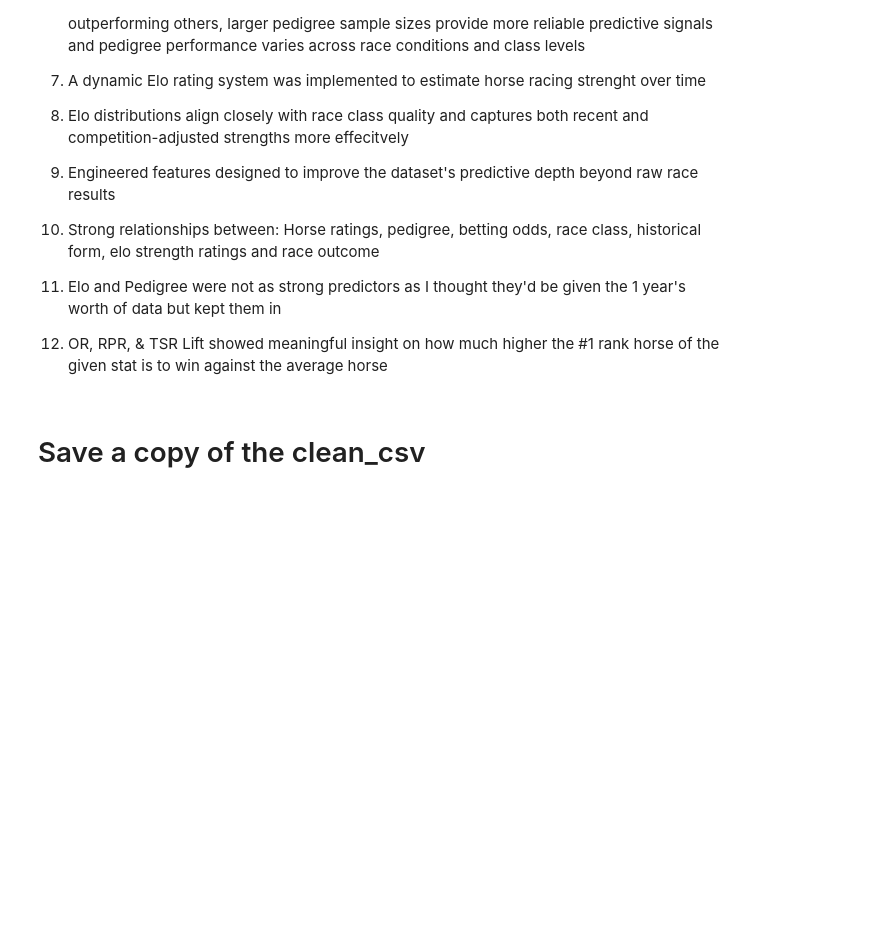
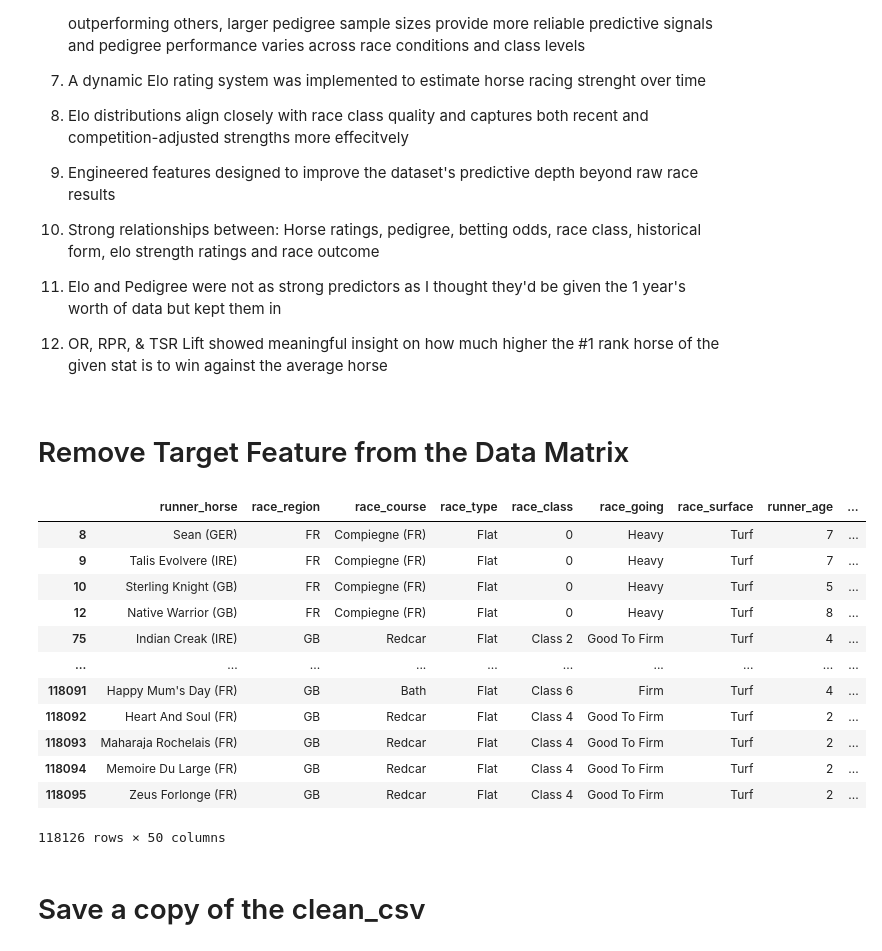
Before and after one commit to knguyen0923/Equi-Metrics, a Jupyter notebook: Equi_Metrics.ipynb, the cells around one changed output. Drawn from its saved outputs; the diff is of its cells as text; code cells hidden in the pictures; blank space fills up the shorter version.

```diff
--- a/Equi_Metrics.ipynb
+++ b/Equi_Metrics.ipynb
@@ -74,7 +74,7 @@ print(response.json())
 I was able to manually download the CSV file from May 26 2025 - May 26 2026 and got over 160k lines
 # %%
 #Load CSV
-df = pd.read_csv("/content/drive/MyDrive/EquiMetrics/racingapidata.csv")
+df = pd.read_csv("/content/drive/MyDrive/EquiMetrics/raw_data/racingapidata.csv")
 # %% [markdown]
 # Check Shape
 # %%
@@ -1013,7 +1031,7 @@ TSR is strongly correlated with winning suggests:
 # %%
 pd.set_option('future.no_silent_downcasting', True)
 
-df = pd.read_csv("/content/drive/MyDrive/EquiMetrics/racingapidata.csv")
+df = pd.read_csv("/content/drive/MyDrive/EquiMetrics/raw_data/racingapidata.csv")
 
 df["race_date"] = pd.to_datetime(df["race_date"], errors="coerce")
 df = df.sort_values("race_date").reset_index(drop=True)
@@ -1025,7 +1043,10 @@ df["runner_tsr"] = pd.to_numeric(df["runner_tsr"], errors="coerce")
 # %% [markdown]
 # Historical Sires (Father) Features
 # %%
-df["sire_starts_before"] = df.groupby("runner_sire_id").cumcount()
+if "winner" not in df.columns:
+    df["winner"] = (pd.to_numeric(df["runner_position"], errors="coerce") == 1).astype(int)
+
+df["sire_starts_before" ] = df.groupby("runner_sire_id").cumcount()
 
 df["sire_wins_before"] = (
     df.groupby("runner_sire_id")["winner"]
@@ -2127,6 +2190,24 @@ Several important insights
 
 1.   Elo and Pedigree were not as strong predictors as I thought they'd be given the 1 year's worth of data but kept them in
 2.   OR, RPR, & TSR Lift showed meaningful insight on how much higher the #1 rank horse of the given stat is to win against the average horse
+# %% [markdown]
+# Remove Target Feature from the Data Matrix
+# %%
+model_df.drop(columns=["runner_position"])
+# %% [output]
+|  | runner_horse | race_region | race_course | race_type | race_class | race_going | race_surface | runner_age | ... |
+| 8 | Sean (GER) | FR | Compiegne (FR) | Flat | 0 | Heavy | Turf | 7 | ... |
+| 9 | Talis Evolvere (IRE) | FR | Compiegne (FR) | Flat | 0 | Heavy | Turf | 7 | ... |
+| 10 | Sterling Knight (GB) | FR | Compiegne (FR) | Flat | 0 | Heavy | Turf | 5 | ... |
+| 12 | Native Warrior (GB) | FR | Compiegne (FR) | Flat | 0 | Heavy | Turf | 8 | ... |
+| 75 | Indian Creak (IRE) | GB | Redcar | Flat | Class 2 | Good To Firm | Turf | 4 | ... |
+| ... | ... | ... | ... | ... | ... | ... | ... | ... | ... |
+| 118091 | Happy Mum's Day (FR) | GB | Bath | Flat | Class 6 | Firm | Turf | 4 | ... |
+| 118092 | Heart And Soul (FR) | GB | Redcar | Flat | Class 4 | Good To Firm | Turf | 2 | ... |
+| 118093 | Maharaja Rochelais (FR) | GB | Redcar | Flat | Class 4 | Good To Firm | Turf | 2 | ... |
+| 118094 | Memoire Du Large (FR) | GB | Redcar | Flat | Class 4 | Good To Firm | Turf | 2 | ... |
+| 118095 | Zeus Forlonge (FR) | GB | Redcar | Flat | Class 4 | Good To Firm | Turf | 2 | ... |
+118126 rows × 50 columns
 # %% [markdown]
 # Save a copy of the clean_csv
 # %%
```
Also changed, not shown: parts of 168 cells of this notebook.
